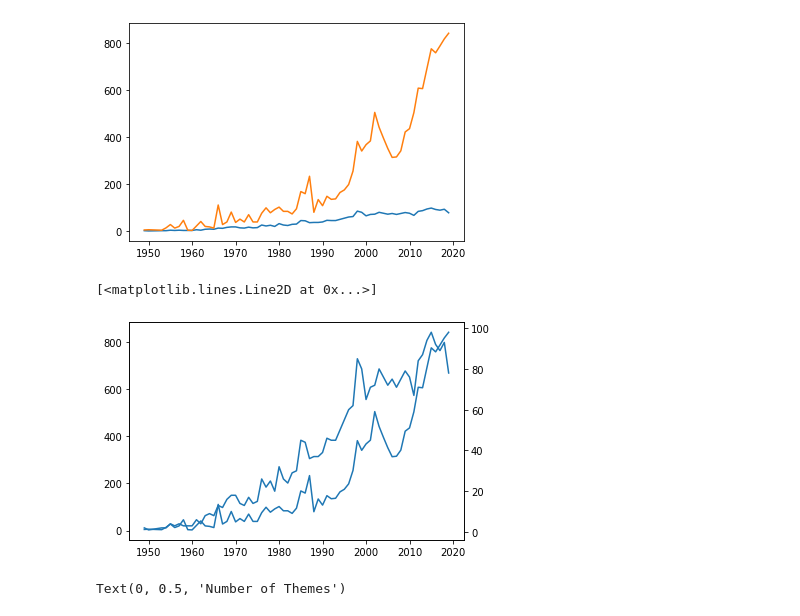
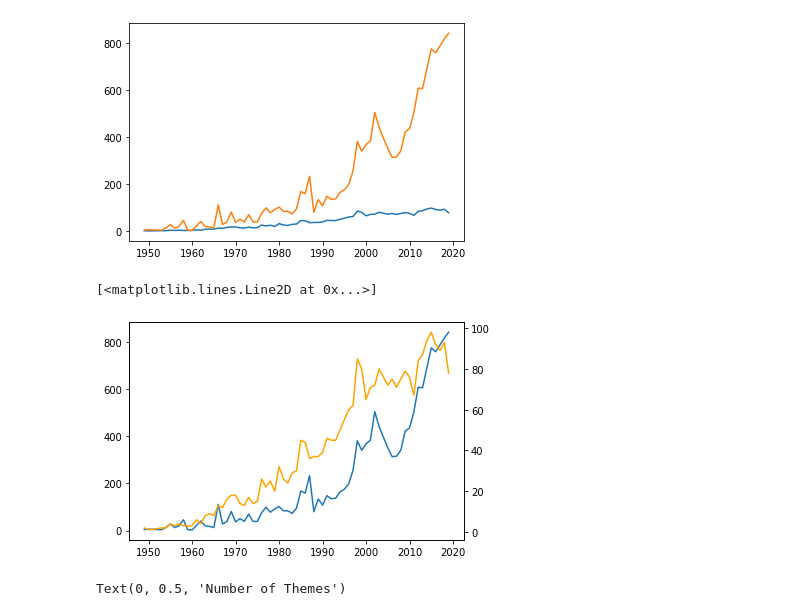
Before and after one commit to PrachetShah/Data-Analytics-Projects, a Jupyter notebook: LEGO-Analysis/Lego_Analysis_Final.ipynb, the cells around one changed output. Saved outputs shown, nothing was run; the diff lists cells and outputs as text; code cells hidden in the pictures.

Commit message:
adding styling to charts

```diff
--- a/LEGO-Analysis/Lego_Analysis_Final.ipynb
+++ b/LEGO-Analysis/Lego_Analysis_Final.ipynb
@@ -210,12 +210,12 @@ plt.plot(sets_by_year.index[:-2], sets_by_year.set_num[:-2])
 # %%
 ax1 = plt.gca() # get the axis
 ax2 = ax1.twinx() # create another axis that shares the same x-axis
 
 ax1.plot(sets_by_year.index[:-2], sets_by_year.set_num[:-2])
-ax2.plot(themes_by_year.index[:-2], themes_by_year.nr_themes[:-2])
+ax2.plot(themes_by_year.index[:-2], themes_by_year.nr_themes[:-2], color='orange')
 # %% [output]
 [<matplotlib.lines.Line2D at 0x...>]
-[figure, old version]
+[figure, new version]
 # %%
 ax1 = plt.gca()
 ax2 = ax1.twinx()
```
Also changed, not shown: parts of 1 cell of this notebook.
